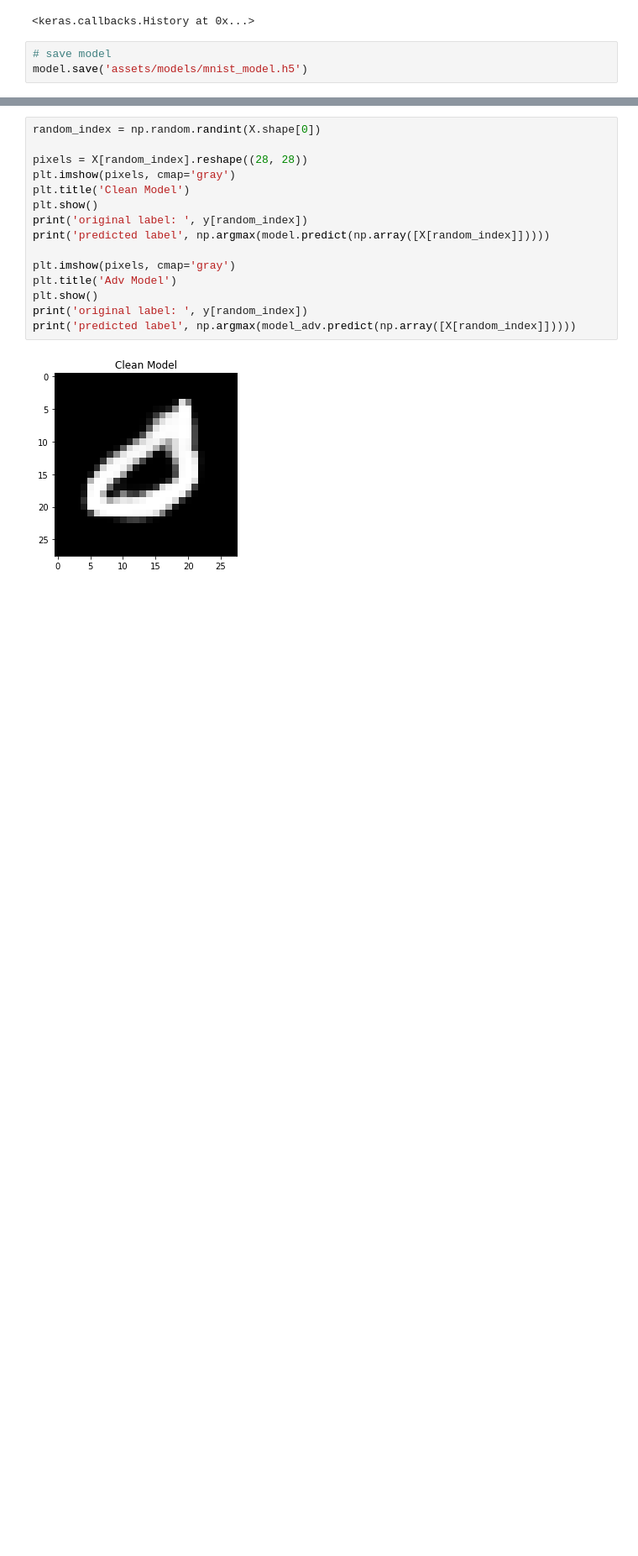
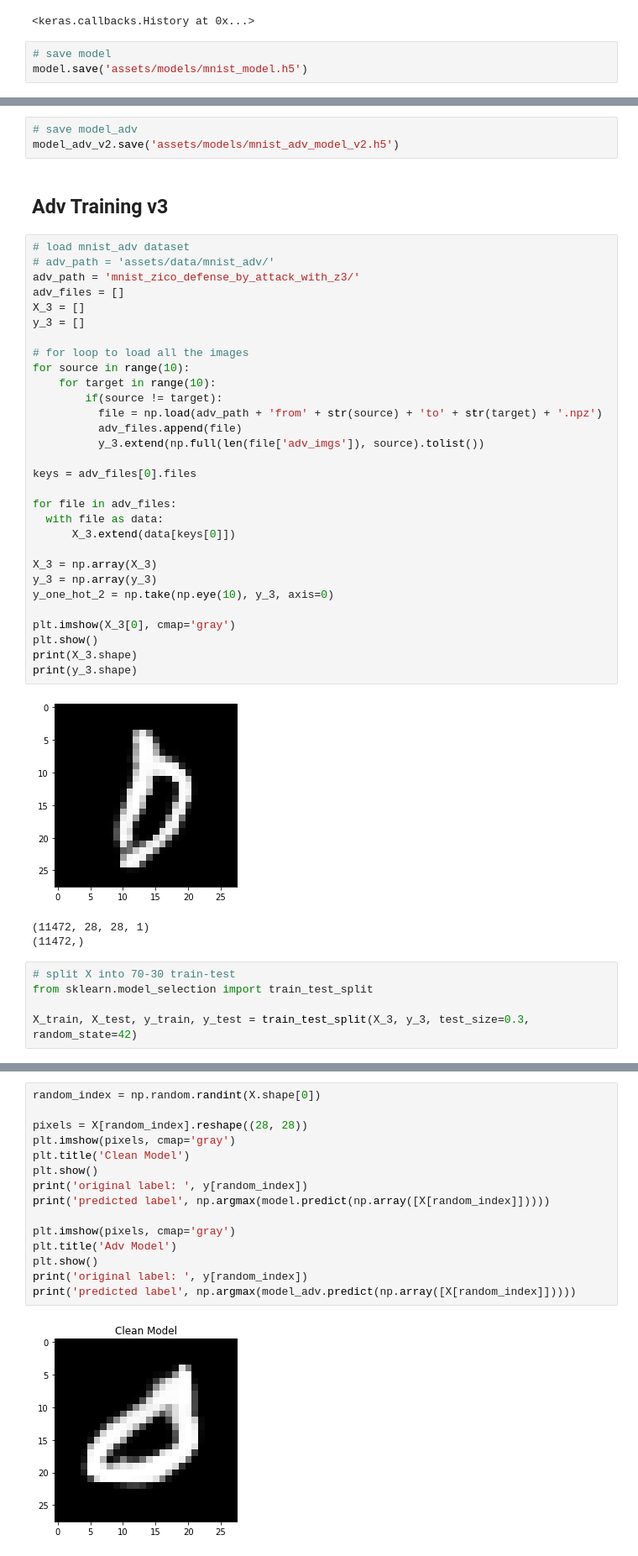
Before and after one commit to hiskuDN/acgan-adv-training-mod, a Jupyter notebook: train_adv.ipynb, the cells around one changed output, grey strips where cells are left out. Shown: that part at 84% size. Cells and saved outputs as stored; diff of their text form; blank space fills up the shorter version.

```diff
--- a/train_adv.ipynb
+++ b/train_adv.ipynb
@@ -221,0 +336,44 @@ model.save('assets/models/mnist_model.h5')
+# %%
+# save model_adv
+model_adv_v2.save('assets/models/mnist_adv_model_v2.h5')
+# %% [markdown]
+## Adv Training v3
+# %%
+# load mnist_adv dataset
+# adv_path = 'assets/data/mnist_adv/'
+adv_path = 'mnist_zico_defense_by_attack_with_z3/'
+adv_files = []
+X_3 = []
+y_3 = []
+
+# for loop to load all the images
+for source in range(10):
+    for target in range(10):
+        if(source != target):
+          file = np.load(adv_path + 'from' + str(source) + 'to' + str(target) + '.npz')
+          adv_files.append(file)
+          y_3.extend(np.full(len(file['adv_imgs']), source).tolist())
+
+keys = adv_files[0].files
+
+for file in adv_files:
+  with file as data:
+      X_3.extend(data[keys[0]])
+
+X_3 = np.array(X_3)
+y_3 = np.array(y_3)
+y_one_hot_2 = np.take(np.eye(10), y_3, axis=0)
+
+plt.imshow(X_3[0], cmap='gray')
+plt.show()
+print(X_3.shape)
+print(y_3.shape)
+# %% [output]
+[figure, added]
+(11472, 28, 28, 1)
+(11472,)
+# %%
+# split X into 70-30 train-test
+from sklearn.model_selection import train_test_split
+
+X_train, X_test, y_train, y_test = train_test_split(X_3, y_3, test_size=0.3, random_state=42)
```
Also changed, not shown: parts of 29 cells of this notebook, 2 other files.
